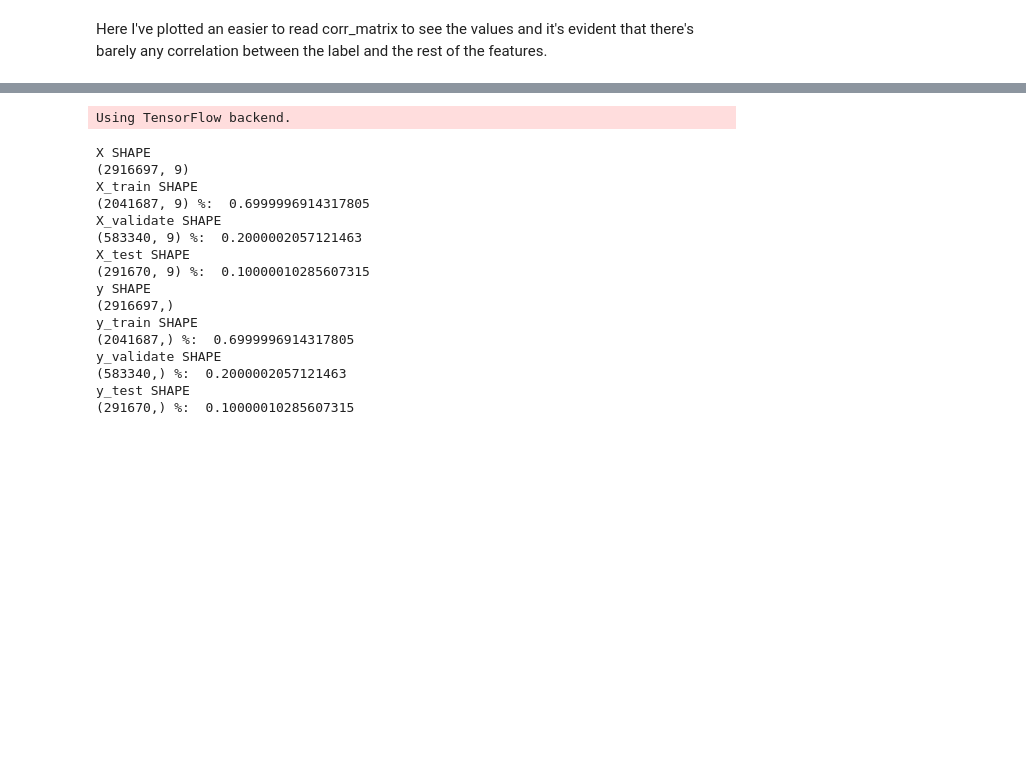
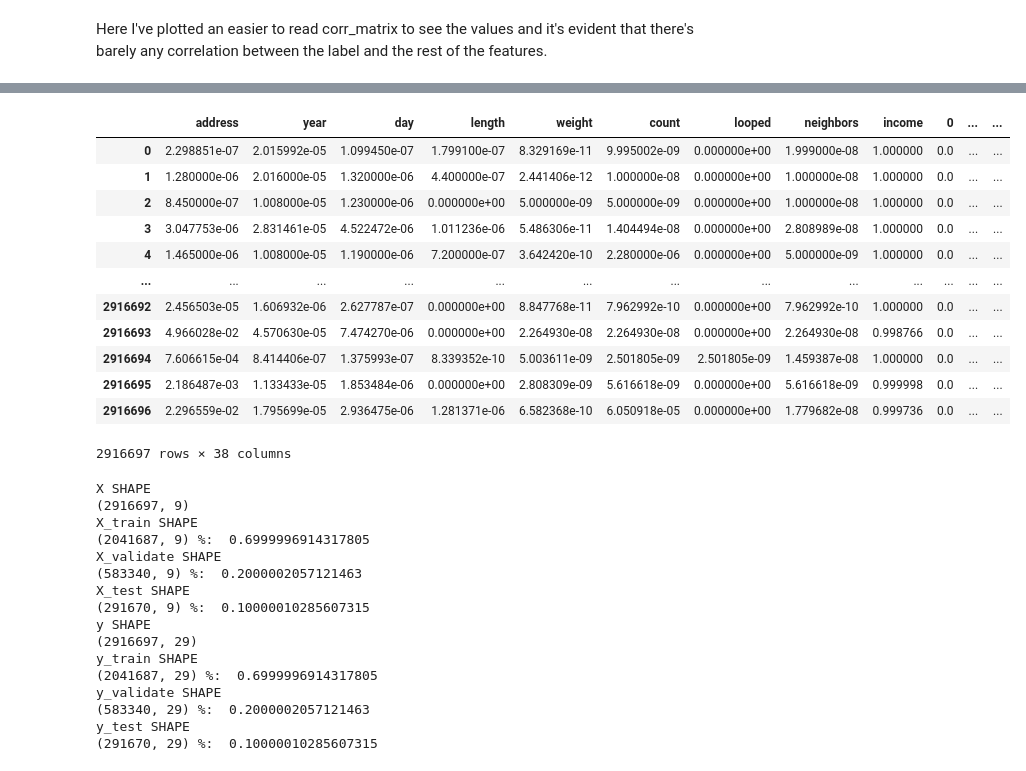
Before and after one commit to Grieze/CSC-767, a Jupyter notebook: Bitcoin Heist Data.ipynb, the cells around one changed output, grey strips where cells are left out. Drawn from its saved outputs; the diff is of its cells as text; code cells hidden in the pictures; blank space fills up the shorter version.

```diff
--- a/Bitcoin Heist Data.ipynb
+++ b/Bitcoin Heist Data.ipynb
@@ -212,7 +235,8 @@ plt.show()
 # %%
 # first we'll need to normalize the dataset
 from sklearn import preprocessing
-normal = bitcoin_data
+#normalize everything except for the label class
+normal = bitcoin_data.drop('label', axis = 1)
 normalized_bitcoin_data = preprocessing.normalize(normal)
 normalized_bitcoin_data
 # %% [output]
@@ -311,7 +335,7 @@ corr_matrix
 Here I've plotted an easier to read corr_matrix to see the values and it's evident that there's barely any correlation between the label and the rest of the features.
 # %%
 # convert normalized data from np.ndarray to pd.dataframe
-columns = bitcoin_data.columns
+columns = bitcoin_data.drop('label', axis = 1).columns
 normalized_bitcoin_df = pd.DataFrame(normalized_bitcoin_data, columns = columns)
-type(normalized_bitcoin_df)
+normalized_bitcoin_df
 # %% [output]
@@ -319,3 +355,21 @@ pandas.core.frame.DataFrame
+# %%
+# Now here is where we'll combine our previous One Hot Encoded labels with our normalized dataset
+normalized_bitcoin_df = normalized_bitcoin_df.join(enc_df)
+normalized_bitcoin_df
+# %% [output]
+|  | address | year | day | length | weight | count | looped | neighbors | income | 0 | ... | ... |
+| 0 | 2.298851e-07 | 2.015992e-05 | 1.099450e-07 | 1.799100e-07 | 8.329169e-11 | 9.995002e-09 | 0.000000e+00 | 1.999000e-08 | 1.000000 | 0.0 | ... | ... |
+| 1 | 1.280000e-06 | 2.016000e-05 | 1.320000e-06 | 4.400000e-07 | 2.441406e-12 | 1.000000e-08 | 0.000000e+00 | 1.000000e-08 | 1.000000 | 0.0 | ... | ... |
+| 2 | 8.450000e-07 | 1.008000e-05 | 1.230000e-06 | 0.000000e+00 | 5.000000e-09 | 5.000000e-09 | 0.000000e+00 | 1.000000e-08 | 1.000000 | 0.0 | ... | ... |
+| 3 | 3.047753e-06 | 2.831461e-05 | 4.522472e-06 | 1.011236e-06 | 5.486306e-11 | 1.404494e-08 | 0.000000e+00 | 2.808989e-08 | 1.000000 | 0.0 | ... | ... |
+| 4 | 1.465000e-06 | 1.008000e-05 | 1.190000e-06 | 7.200000e-07 | 3.642420e-10 | 2.280000e-06 | 0.000000e+00 | 5.000000e-09 | 1.000000 | 0.0 | ... | ... |
+| ... | ... | ... | ... | ... | ... | ... | ... | ... | ... | ... | ... | ... |
+| 2916692 | 2.456503e-05 | 1.606932e-06 | 2.627787e-07 | 0.000000e+00 | 8.847768e-11 | 7.962992e-10 | 0.000000e+00 | 7.962992e-10 | 1.000000 | 0.0 | ... | ... |
+| 2916693 | 4.966028e-02 | 4.570630e-05 | 7.474270e-06 | 0.000000e+00 | 2.264930e-08 | 2.264930e-08 | 0.000000e+00 | 2.264930e-08 | 0.998766 | 0.0 | ... | ... |
+| 2916694 | 7.606615e-04 | 8.414406e-07 | 1.375993e-07 | 8.339352e-10 | 5.003611e-09 | 2.501805e-09 | 2.501805e-09 | 1.459387e-08 | 1.000000 | 0.0 | ... | ... |
+| 2916695 | 2.186487e-03 | 1.133433e-05 | 1.853484e-06 | 0.000000e+00 | 2.808309e-09 | 5.616618e-09 | 0.000000e+00 | 5.616618e-09 | 0.999998 | 0.0 | ... | ... |
+| 2916696 | 2.296559e-02 | 1.795699e-05 | 2.936475e-06 | 1.281371e-06 | 6.582368e-10 | 6.050918e-05 | 0.000000e+00 | 1.779682e-08 | 0.999736 | 0.0 | ... | ... |
+2916697 rows × 38 columns
 # %%
 from sklearn.model_selection import train_test_split
 from sklearn.preprocessing import LabelEncoder
@@ -325,8 +379,8 @@ from keras.models import Sequential
 from keras.layers import Activation, Dense
 
 # start out splitting the data
-X = normalized_bitcoin_df.drop('label', axis = 1)
-y = normalized_bitcoin_df.label
+X = normalized_bitcoin_df.drop(normalized_bitcoin_df.iloc[:, 9:38], axis = 1)
+y = normalized_bitcoin_df.iloc[:,9:38]
 # we have 29 different classes that we are trying to output and predict
 num_classes = 29
 # split the data into train, validate, test
@@ -353,20 +407,19 @@ print(y_validate.shape,"%: ", y_validate.shape[0]/y.shape[0])
 print("y_test SHAPE")
 print(y_test.shape, "%: ", y_test.shape[0]/y.shape[0])
 # %% [output]
-Using TensorFlow backend.
+X SHAPE
+(2916697, 9)
+X_train SHAPE
+(2041687, 9) %:  0.6999996914317805
+X_validate SHAPE
+(583340, 9) %:  0.2000002057121463
+X_test SHAPE
+(291670, 9) %:  0.10000010285607315
+y SHAPE
+(2916697, 29)
+y_train SHAPE
+(2041687, 29) %:  0.6999996914317805
+y_validate SHAPE
+(583340, 29) %:  0.2000002057121463
+y_test SHAPE
+(291670, 29) %:  0.10000010285607315
-X SHAPE
-(2916697, 9)
-X_train SHAPE
-(2041687, 9) %:  0.6999996914317805
-X_validate SHAPE
-(583340, 9) %:  0.2000002057121463
-X_test SHAPE
-(291670, 9) %:  0.10000010285607315
-y SHAPE
-(2916697,)
-y_train SHAPE
-(2041687,) %:  0.6999996914317805
-y_validate SHAPE
-(583340,) %:  0.2000002057121463
-y_test SHAPE
-(291670,) %:  0.10000010285607315
```
Also changed, not shown: parts of 21 cells of this notebook.
